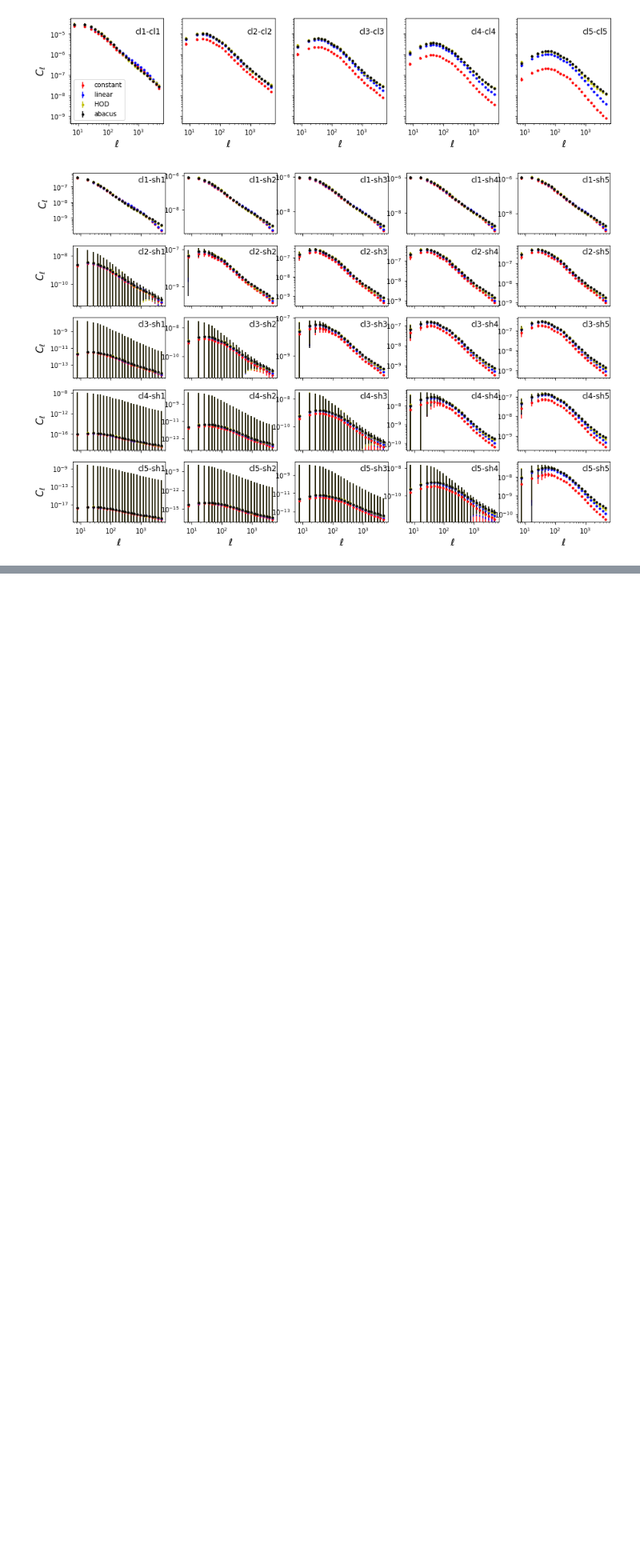
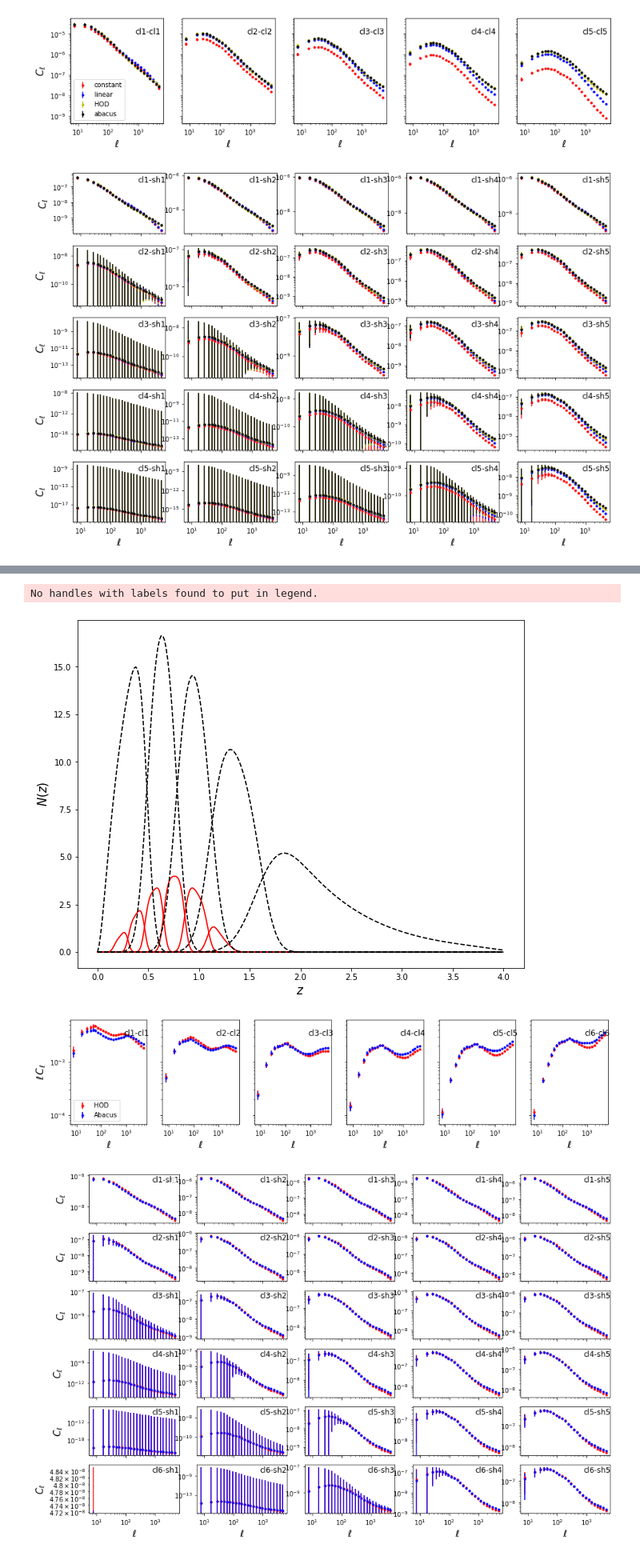
Before and after one commit to LSSTDESC/DESCBiasChallenge, a Jupyter notebook: data/PlottingSaccs.ipynb, the cells around one changed output, grey strips where cells are left out. Shown at 80% size. Saved outputs shown, nothing was run; the diff lists cells and outputs as text; code cells hidden in the pictures; blank space fills up the shorter version.

```diff
--- a/data/PlottingSaccs.ipynb
+++ b/data/PlottingSaccs.ipynb
@@ -73,0 +114,9 @@ plot_saccs([h1, h2, h3, h4], ['constant', 'linear', 'HOD', 'abacus'], ['r', 'b',
+# %%
+h3 = sacc.Sacc.load_fits("fid_red_HOD.fits")
+h4 = sacc.Sacc.load_fits("abacus_red_abacus.fits")
+plot_saccs([h3, h4, h5], ['HOD', 'Abacus'], ['r', 'b'], prefix_out='HOD_compare')
+# %% [output]
+No handles with labels found to put in legend.
+[figure, added]
+[figure, added]
+[figure, added]
```
Also changed, not shown: parts of 4 cells of this notebook, 3 other files.
